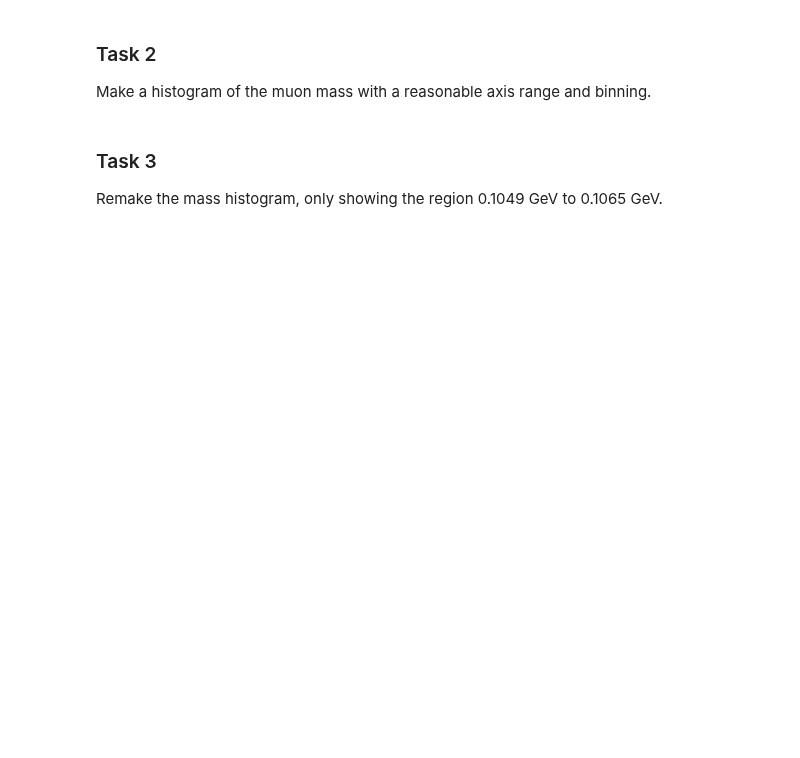
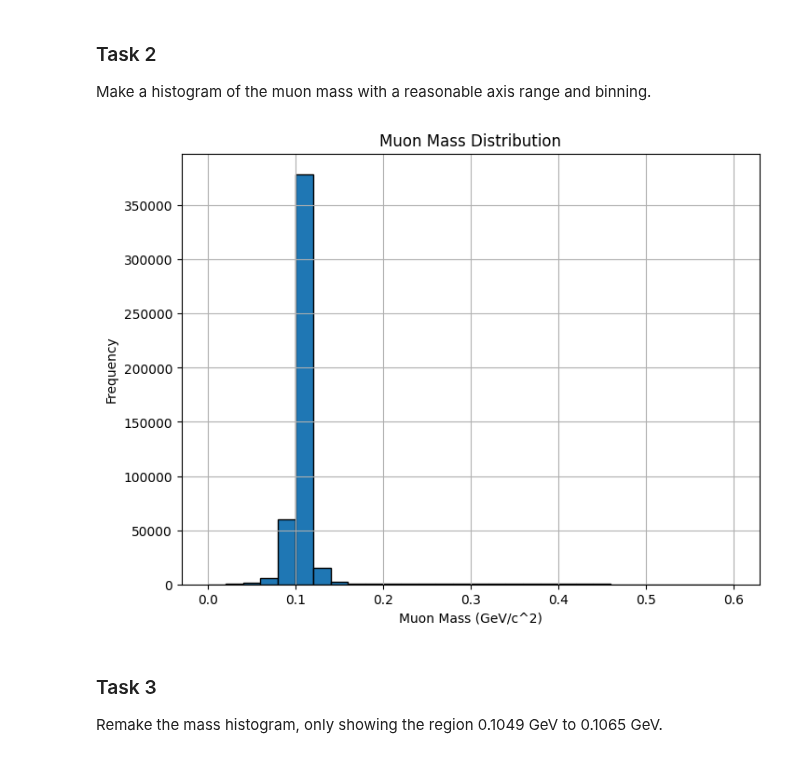
Before and after one commit to CWCopeland/ComputationalPhysics, a Jupyter notebook: Projects/Mini_Project_01_Fitting_CMS_Muon_Data.ipynb, the cells around one changed output. Saved outputs shown, nothing was run; the diff lists cells and outputs as text; code cells hidden in the pictures; blank space fills up the shorter version.

```diff
--- a/Projects/Mini_Project_01_Fitting_CMS_Muon_Data.ipynb
+++ b/Projects/Mini_Project_01_Fitting_CMS_Muon_Data.ipynb
@@ -166,7 +166,7 @@ import numpy as np
 import matplotlib.pyplot as plt
 
 # Load the CSV file into a numpy array, skipping the first row
-data = np.loadtxt('/muons.csv', delimiter=',', skiprows=1)
+data = np.loadtxt('/content/muons.csv', delimiter=',', skiprows=1)
 
 # Determine the shape of the array
 num_muons = data.shape[0]
@@ -194,6 +221,31 @@ Calculate the magnitude of the momentum for all muons, followed by the mass. Usi
 ### Task 2
 
 Make a histogram of the muon mass with a reasonable axis range and binning.
+# %%
+import matplotlib.pyplot as plt
+
+E = data[:, 2]
+px = data[:, 3]
+py = data[:, 4]
+pz = data[:, 5]
+
+p = np.sqrt(px**2 + py**2 + pz**2)
+
+mass_squared = E**2 - p**2
+
+valid_mask = mass_squared >= 0
+
+mass = np.sqrt(mass_squared[valid_mask])
+
+plt.figure(figsize=(8, 6))
+plt.hist(mass, bins=30, range=(0, .6), edgecolor='black')  # You can adjust the range and bins
+plt.title('Muon Mass Distribution')
+plt.xlabel('Muon Mass (GeV/c^2)')
+plt.ylabel('Frequency')
+plt.grid(True)
+plt.show()
+# %% [output]
+[figure, added]
 # %% [markdown]
 ### Task 3
 
```
Also changed, not shown: parts of 4 cells of this notebook.
